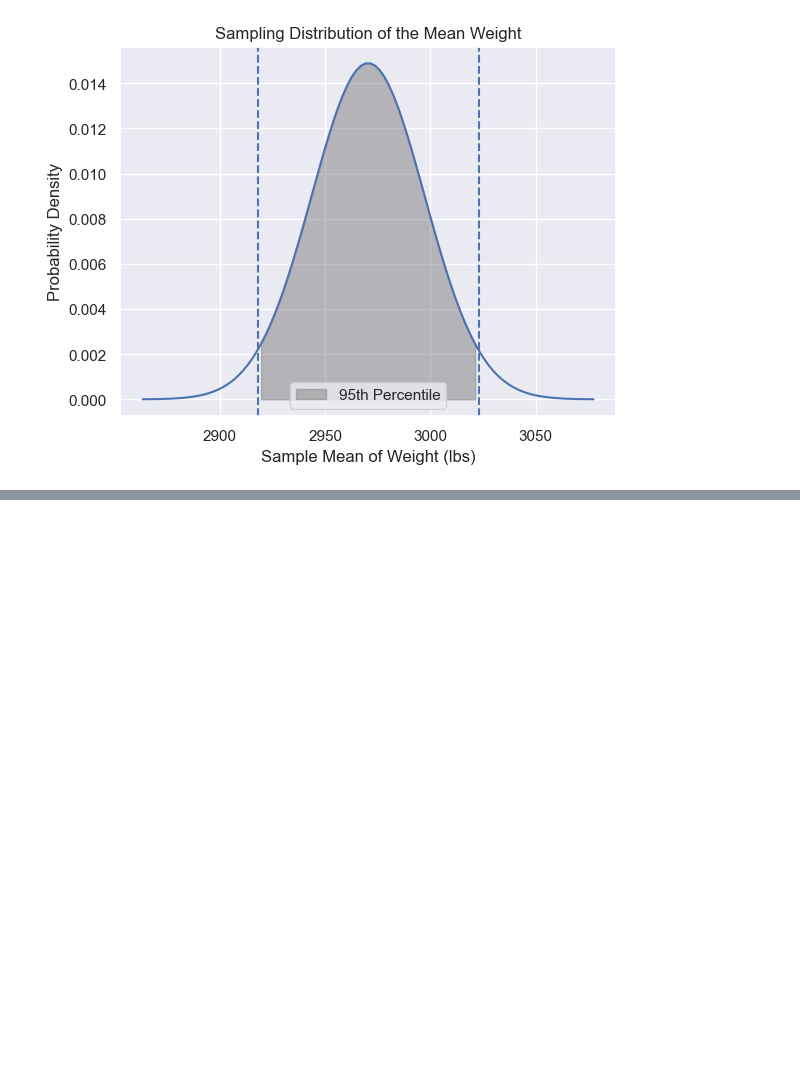
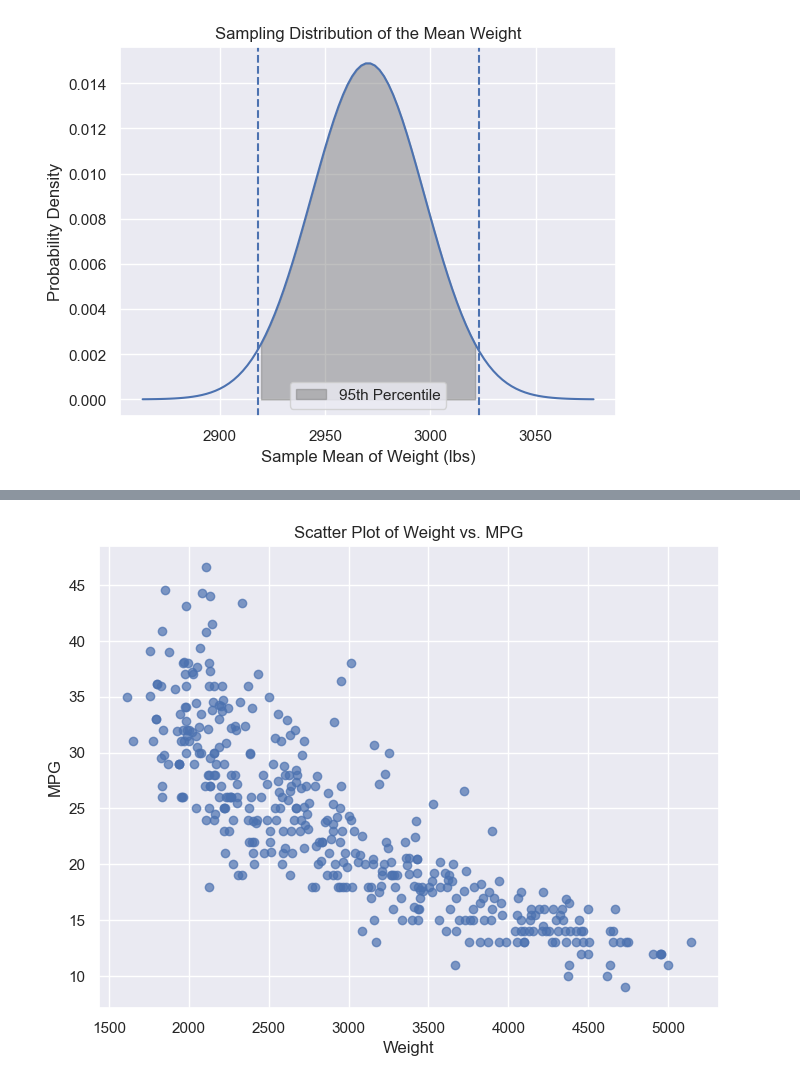
Before and after one commit to mesege1/stats_case_study, a Jupyter notebook: ashton.ipynb, the cells around one changed output, grey strips where cells are left out. Drawn from its saved outputs; the diff is of its cells as text; code cells hidden in the pictures; blank space fills up the shorter version.

Commit message:
Added multiple charts

```diff
--- a/ashton.ipynb
+++ b/ashton.ipynb
@@ -215,0 +235,11 @@ plt.show()
+# %%
+# Create a scatter plot
+plt.figure(figsize=(8, 6))
+plt.scatter(cars['weight'], cars['mpg'], marker='o', color='b', alpha=0.7)
+plt.xlabel('Weight')
+plt.ylabel('MPG')
+plt.title('Scatter Plot of Weight vs. MPG')
+plt.grid(True)
+plt.show()
+# %% [output]
+[figure, added]
```
Also changed, not shown: parts of 18 cells of this notebook, 1 other file.
